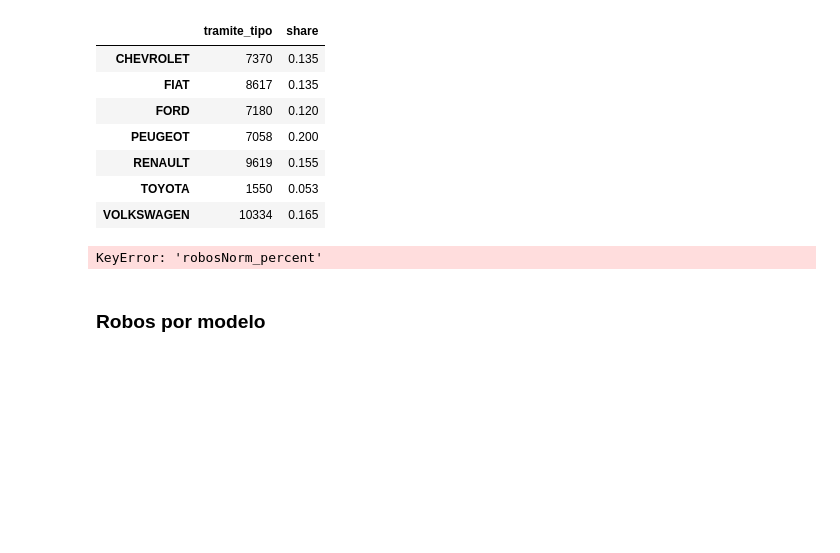
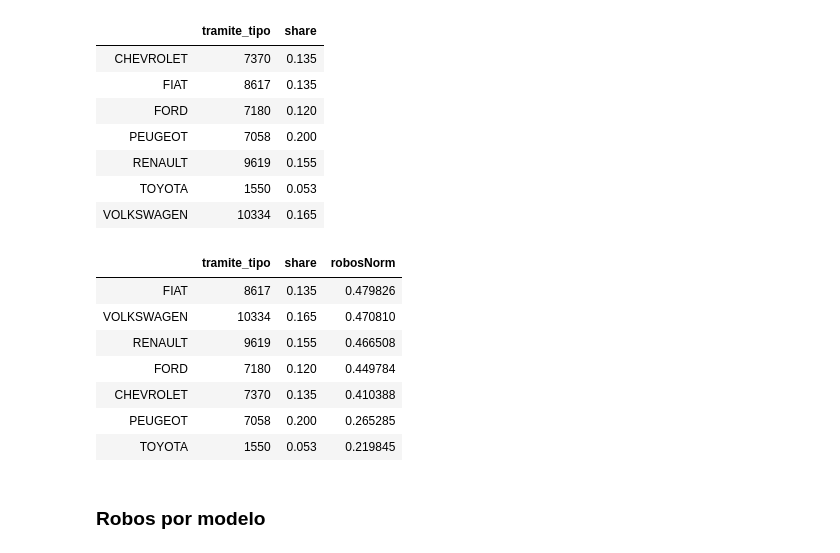
Before and after one commit to ilcarbo/robo_autos, a Jupyter notebook: EDA.ipynb, the cells around one changed output. Drawn from its saved outputs; the diff is of its cells as text; code cells hidden in the pictures; blank space fills up the shorter version.

```diff
--- a/EDA.ipynb
+++ b/EDA.ipynb
@@ -427,11 +429,18 @@ robadosNorm
 # %%
 # Normalizo por el MarketShare
 N_vehiculos = 13302670
 robadosNorm['robosNorm'] = robadosNorm['tramite_tipo'] / (robadosNorm['share']*N_vehiculos)*100
-robadosNorm = robadosNorm.sort_values(by=['robosNorm_percent'], ascending = False)
+robadosNorm = robadosNorm.sort_values(by=['robosNorm'], ascending = False)
 robadosNorm
 # %% [output]
-KeyError: 'robosNorm_percent'
+|  | tramite_tipo | share | robosNorm |
+| FIAT | 8617 | 0.135 | 0.479826 |
+| VOLKSWAGEN | 10334 | 0.165 | 0.470810 |
+| RENAULT | 9619 | 0.155 | 0.466508 |
+| FORD | 7180 | 0.120 | 0.449784 |
+| CHEVROLET | 7370 | 0.135 | 0.410388 |
+| PEUGEOT | 7058 | 0.200 | 0.265285 |
+| TOYOTA | 1550 | 0.053 | 0.219845 |
 # %% [markdown]
 ### Robos por modelo
 # %%
```
Also changed, not shown: parts of 5 cells of this notebook.
